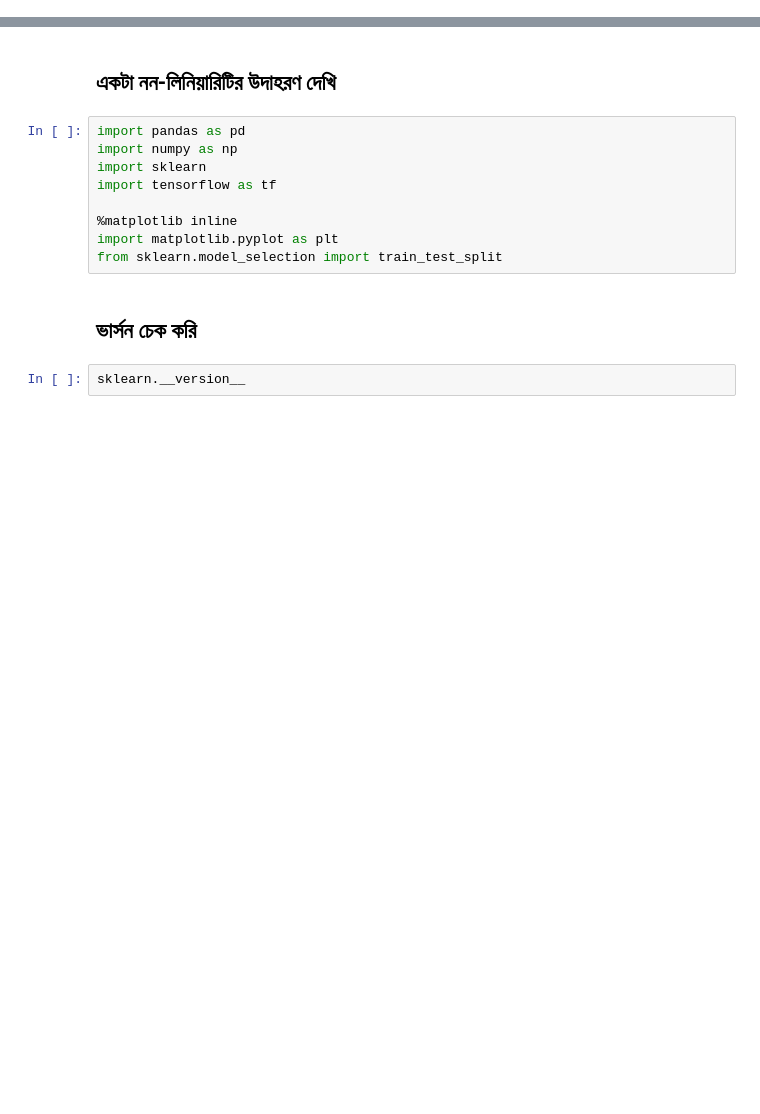
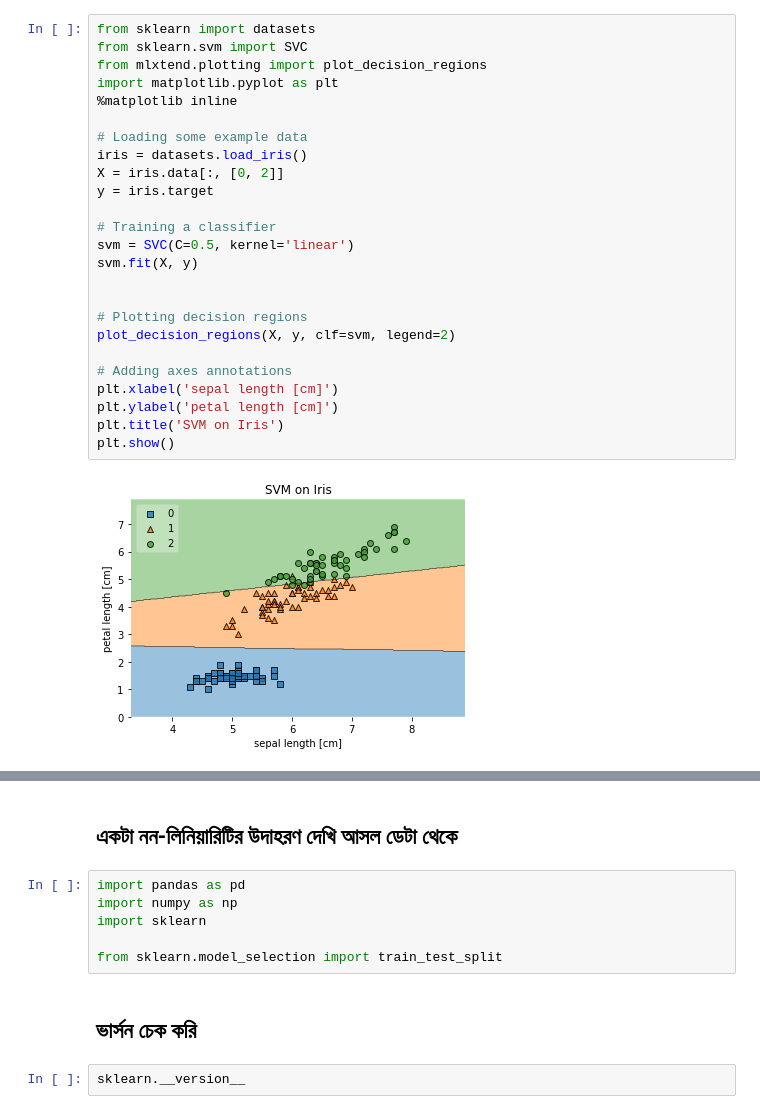
Before and after one commit to raqueeb/TensorFlow2, a Jupyter notebook: feature_crosses.ipynb, the cells around one changed output, grey strips where cells are left out. Drawn from its saved outputs; the diff is of its cells as text; blank space fills up the shorter version.

```diff
--- a/feature_crosses.ipynb
+++ b/feature_crosses.ipynb
@@ -9,3 +15,30 @@
+# %%
+from sklearn import datasets
+from sklearn.svm import SVC
+from mlxtend.plotting import plot_decision_regions
+import matplotlib.pyplot as plt
+%matplotlib inline
+
+# Loading some example data
+iris = datasets.load_iris()
+X = iris.data[:, [0, 2]]
+y = iris.target
+
+# Training a classifier
+svm = SVC(C=0.5, kernel='linear')
+svm.fit(X, y)
+
+
+# Plotting decision regions
+plot_decision_regions(X, y, clf=svm, legend=2)
+
+# Adding axes annotations
+plt.xlabel('sepal length [cm]')
+plt.ylabel('petal length [cm]')
+plt.title('SVM on Iris')
+plt.show()
+# %% [output]
+[figure, added]
 # %% [markdown]
 বয়সের সাথে ওজন বাড়বে, বাড়ি স্কয়ার ফিট এর সাথে দাম বাড়বে, এধরনের লিনিয়ার সম্পর্কগুলোতে ডাটাকে প্লট করলে সেগুলোকে সোজা লাইন দিয়ে আলাদা করে দেখা যায় সহজে। কিন্তু ডাটা যদি এমন হয়? কিভাবে একটা লাইন দিয়ে দুটো ফিচারকে ভাগ করবেন?
 
@@ -13,15 +46,12 @@
 
 এটা নন-লিনিয়ার ক্লাসিফিকেশন সমস্যা। নন-লিনিয়ার এর সমস্যা হচ্ছে তাদের 'ডিসিশন সারফেস' সরলরেখা নয়। এই ছবিতে যদি দুটো ফিচার থাকে তাহলে সেটা দিয়ে এই সমস্যার সমাধান করা সম্ভব নয়। সেটার জন্য প্রয়োজন ফিচার ক্রস। মানে এই নতুন ফিচার কয়েকটা ফিচার স্পেসের গুণফলের আউটকাম নন-লিনিয়ারিটিকে এনকোড করে মানে আরেকটা সিনথেটিক ফিচার তৈরি করে সেটার মাধ্যমে এই নন-লিনিয়ারিটিকে কিছুটা ডিল করা যায়। ক্রস এসেছে ক্রস প্রোডাক্ট থেকে। এখানে x1 = x2x3 (সাবস্ক্রিপ্ট হবে)
 # %% [markdown]
-## একটা নন-লিনিয়ারিটির উদাহরণ দেখি
+## একটা নন-লিনিয়ারিটির উদাহরণ দেখি আসল ডেটা থেকে
 # %%
 import pandas as pd
 import numpy as np
 import sklearn
-import tensorflow as tf
 
-%matplotlib inline
-import matplotlib.pyplot as plt
 from sklearn.model_selection import train_test_split
 # %% [markdown]
 ## ভার্সন চেক করি
```
Also changed, not shown: parts of 14 cells of this notebook.
